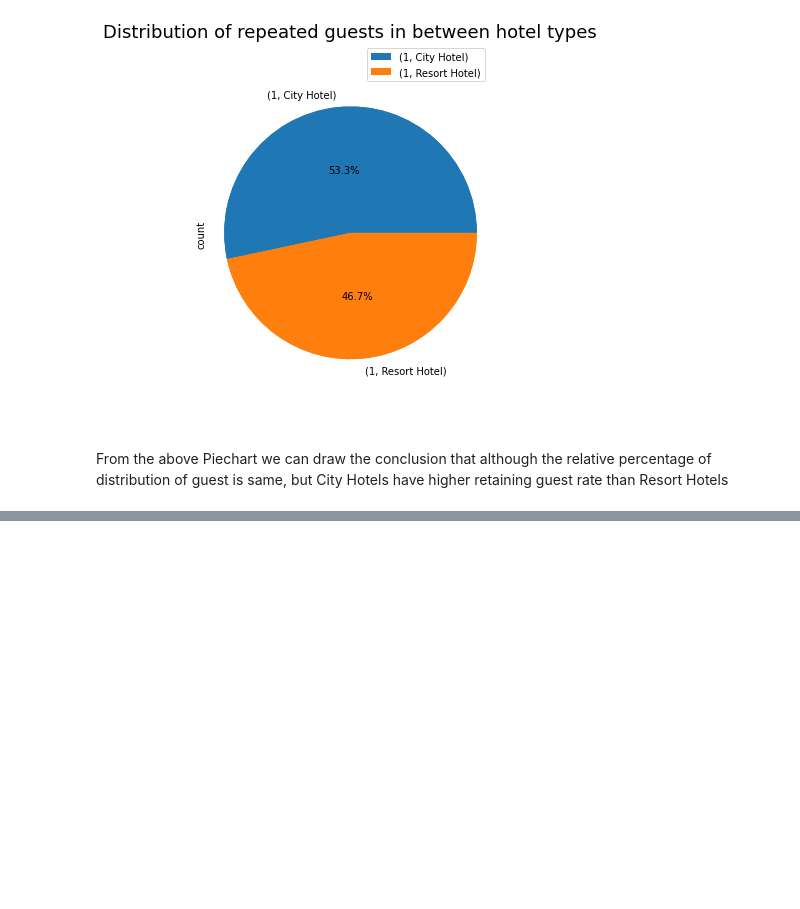
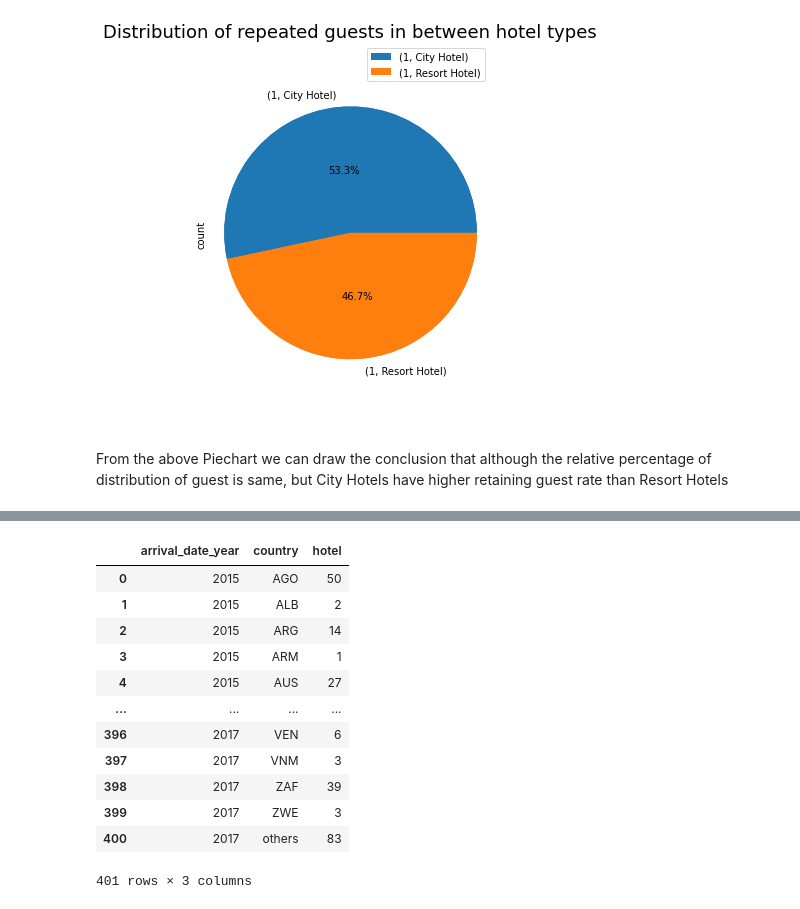
Before and after one commit to Mihirgupta2001/EDA-Capstone-Project-Hotel-Booking, a Jupyter notebook: EDA_Hotel_Booking_Analysis_Capstone_Project.ipynb, the cells around one changed output, grey strips where cells are left out. Saved outputs shown, nothing was run; the diff lists cells and outputs as text; code cells hidden in the pictures; blank space fills up the shorter version.

```diff
--- a/EDA_Hotel_Booking_Analysis_Capstone_Project.ipynb
+++ b/EDA_Hotel_Booking_Analysis_Capstone_Project.ipynb
@@ -260,0 +284,19 @@ From the above Piechart we can draw the conclusion that although the relative pe
+# %%
+# We are considering top 5 countries of most guest
+relevant_df = df[['hotel','country','arrival_date_year']].copy()
+booking_country = relevant_df.groupby(['arrival_date_year','country'],as_index = False).count()
+booking_country
+# %% [output]
+|  | arrival_date_year | country | hotel |
+| 0 | 2015 | AGO | 50 |
+| 1 | 2015 | ALB | 2 |
+| 2 | 2015 | ARG | 14 |
+| 3 | 2015 | ARM | 1 |
+| 4 | 2015 | AUS | 27 |
+| ... | ... | ... | ... |
+| 396 | 2017 | VEN | 6 |
+| 397 | 2017 | VNM | 3 |
+| 398 | 2017 | ZAF | 39 |
+| 399 | 2017 | ZWE | 3 |
+| 400 | 2017 | others | 83 |
+401 rows × 3 columns
```
Also changed, not shown: parts of 10 cells of this notebook.
